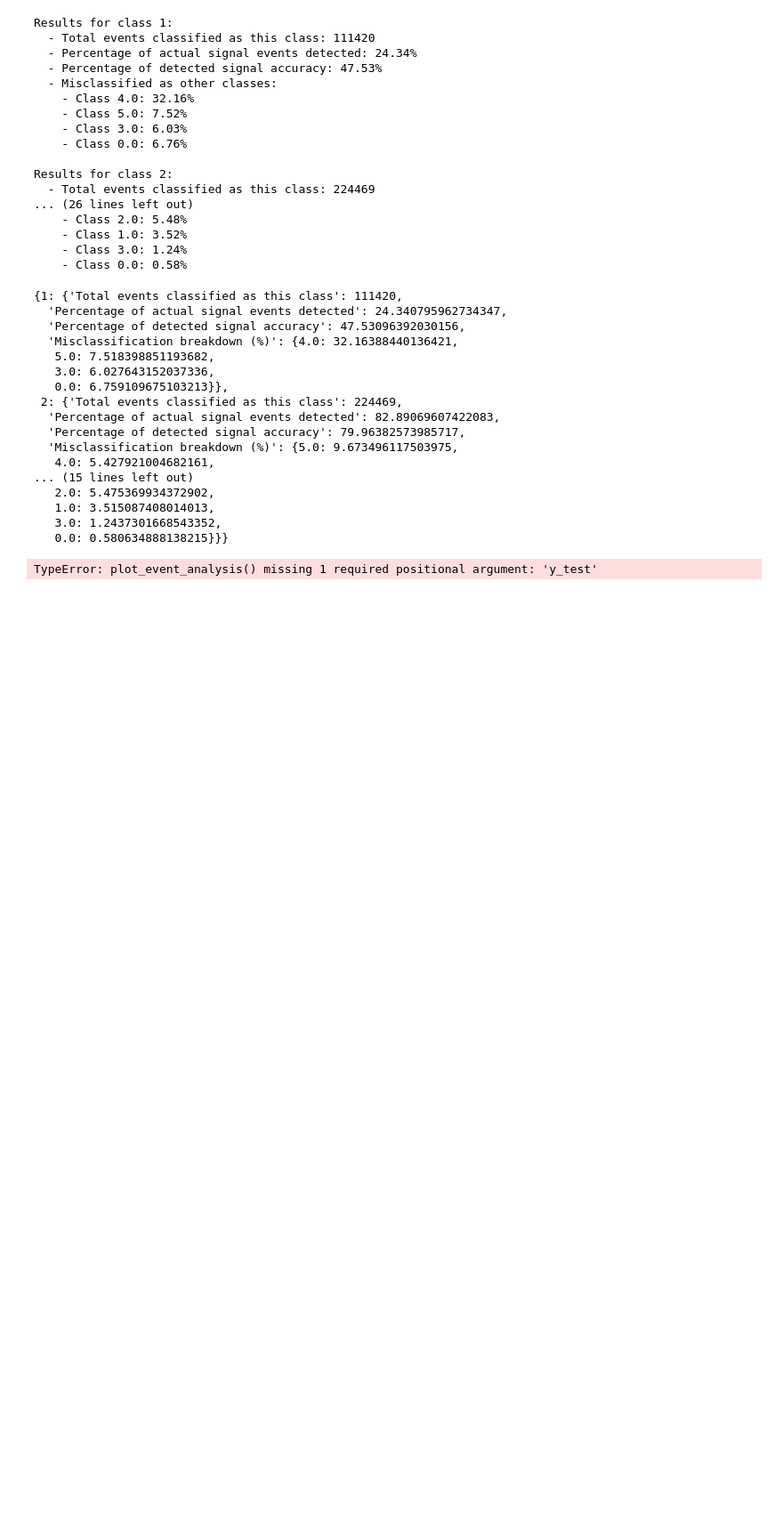
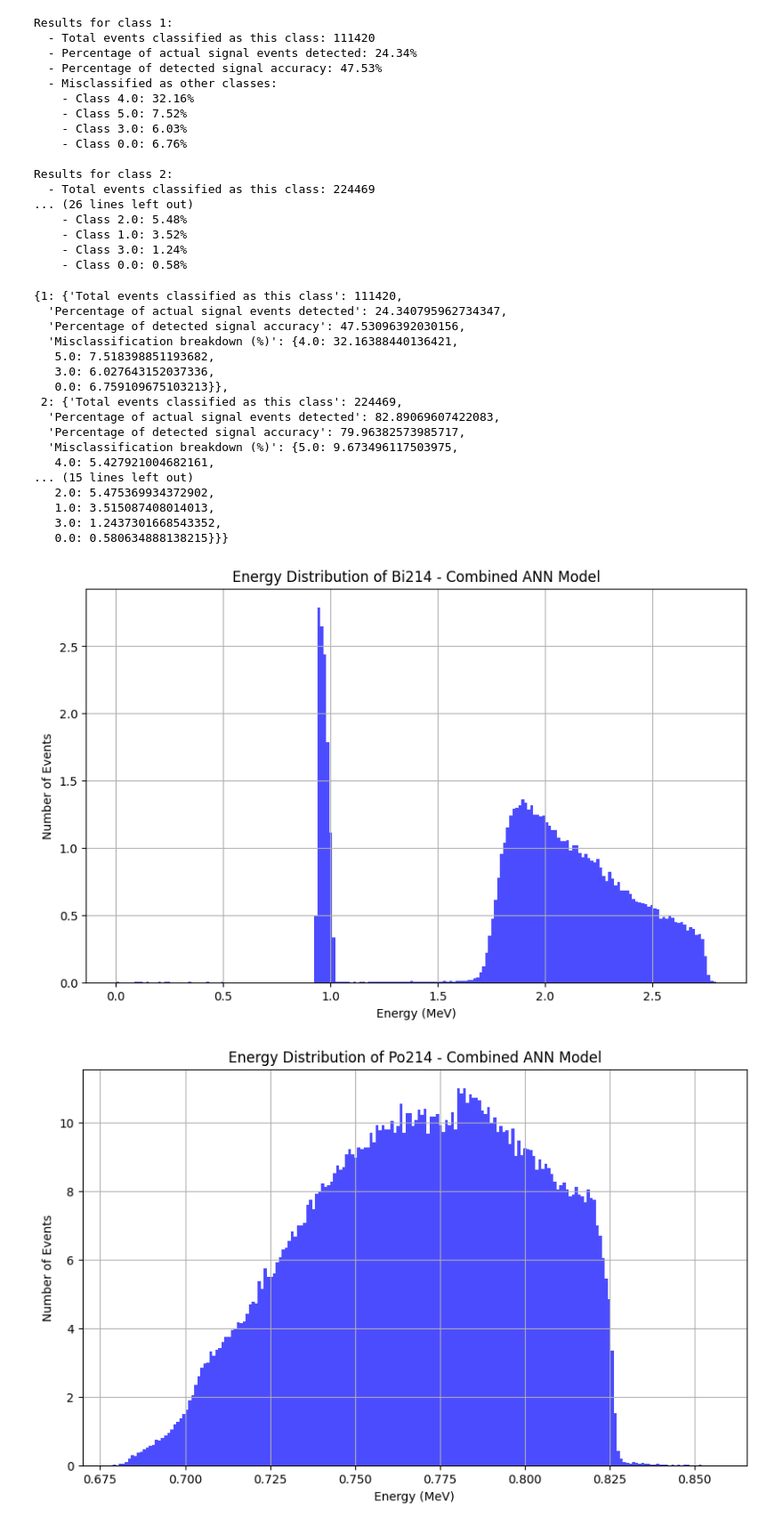
Before and after one commit to anuragxorma/BiPoClassification, a Jupyter notebook: ANN/ANN_sep_chain_pred.ipynb, the cells around one changed output. Shown at 89% size. Cells and saved outputs as stored; diff of their text form; code cells hidden in the pictures; blank space fills up the shorter version.

```diff
--- a/ANN/ANN_sep_chain_pred.ipynb
+++ b/ANN/ANN_sep_chain_pred.ipynb
@@ -931,6 +932,7 @@ Results for class 2:
 save_dir = "../plots/ANN_sep_chain/combined/"
 # %%
 # Call the function and pass save_dir
-plot_event_analysis(combined_df, y_pred, model_name="Combined ANN Model", save_dir=save_dir, event_types=[1, 2, 4, 5], save_plots=True)
+plot_event_analysis(combined_df, y_pred, y_test, model_name="Combined ANN Model", save_dir=save_dir, event_types=[1, 2, 4, 5], save_plots=True)
 # %% [output]
-TypeError: plot_event_analysis() missing 1 required positional argument: 'y_test'
+[figure, added]
+[figure, added]
```
Also changed, not shown: parts of 12 cells of this notebook, 37 other files.
